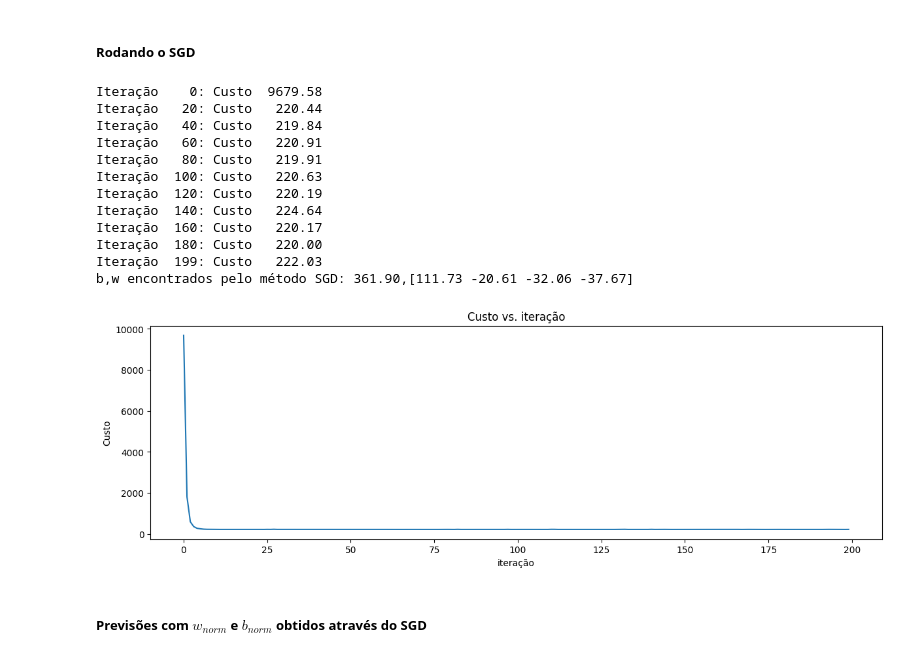
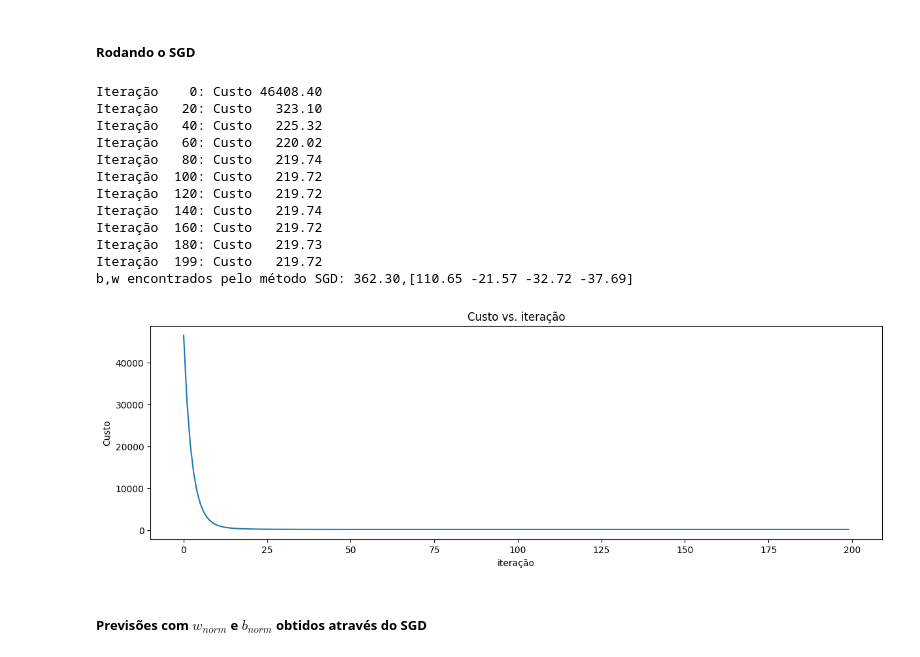
Before and after one commit to superflanker/aprendizado_de_maquina, a Jupyter notebook: aula07/entregar/Código_Parte_1e_2_aula_07.ipynb, the cells around one changed output. Saved outputs shown, nothing was run; the diff lists cells and outputs as text; code cells hidden in the pictures.

```diff
--- a/aula07/entregar/Código_Parte_1e_2_aula_07.ipynb
+++ b/aula07/entregar/Código_Parte_1e_2_aula_07.ipynb
@@ -489,8 +489,8 @@ w_inicial = np.array([ 0.0,  0.0,  0.0,  0.0])
 b_inicial = 0.0
 
 # parâmetros para rodar o Método do Gradiente:
-num_iters  = 200
-alpha      = 5
+num_iters  = 300
+alpha      = 1.5
 # Rodando o Método do gradiente
 w_norm, b_norm, J_hist = rmsprop(X_norm, y_train, w_inicial, b_inicial, alpha, num_iters,
                                                     calcula_custo, calcula_gradiente)
@@ -598,37 +598,37 @@ def sgd(X, y, w_in, b_in, alpha, num_iters, calcula_custo, calcula_gradiente):
 # %%
 # inicializando parâmetros
 w_inicial = np.array([ 0.0,  0.0,  0.0,  0.0])
 b_inicial = 0.0
 
 # parâmetros para rodar o Método do Gradiente:
 num_iters  = 200
-alpha      = 1e-2
+alpha      = 2.1e-3
 # Rodando o Método do gradiente
 w_norm, b_norm, J_hist = sgd(X_norm, y_train, w_inicial, b_inicial, alpha, num_iters,
                                                     calcula_custo, calcula_gradiente)
 print(f"b,w encontrados pelo método SGD: {b_norm:0.2f},{w_norm} ")
 
 # Plotando os resultados
 fig,ax = plt.subplots(1, 1, constrained_layout=True, figsize=(12, 4))
 ax.plot(J_hist)
 ax.set_title("Custo vs. iteração")
 ax.set_ylabel('Custo')
 ax.set_xlabel('iteração')
 plt.show()
 # %% [output]
-Iteração    0: Custo  9679.58
-Iteração   20: Custo   220.44
-Iteração   40: Custo   219.84
-Iteração   60: Custo   220.91
-Iteração   80: Custo   219.91
-Iteração  100: Custo   220.63
-Iteração  120: Custo   220.19
-Iteração  140: Custo   224.64
-Iteração  160: Custo   220.17
-Iteração  180: Custo   220.00
-Iteração  199: Custo   222.03
-b,w encontrados pelo método SGD: 361.90,[111.73 -20.61 -32.06 -37.67]
+Iteração    0: Custo 46408.40
+Iteração   20: Custo   323.10
+Iteração   40: Custo   225.32
+Iteração   60: Custo   220.02
+Iteração   80: Custo   219.74
+Iteração  100: Custo   219.72
+Iteração  120: Custo   219.72
+Iteração  140: Custo   219.74
+Iteração  160: Custo   219.72
+Iteração  180: Custo   219.73
+Iteração  199: Custo   219.72
+b,w encontrados pelo método SGD: 362.30,[110.65 -21.57 -32.72 -37.69]
-[figure, old version]
+[figure, new version]
 # %% [markdown]
 ##### Previsões com $w_{norm}$ e $b_{norm}$ obtidos através do SGD
 # %%
```
Also changed, not shown: parts of 2 cells of this notebook.
